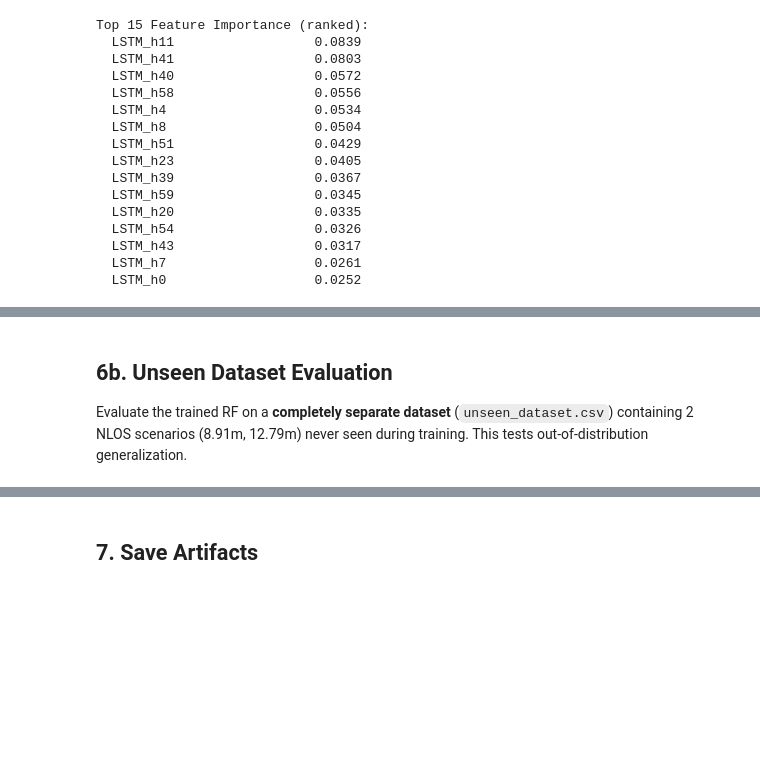
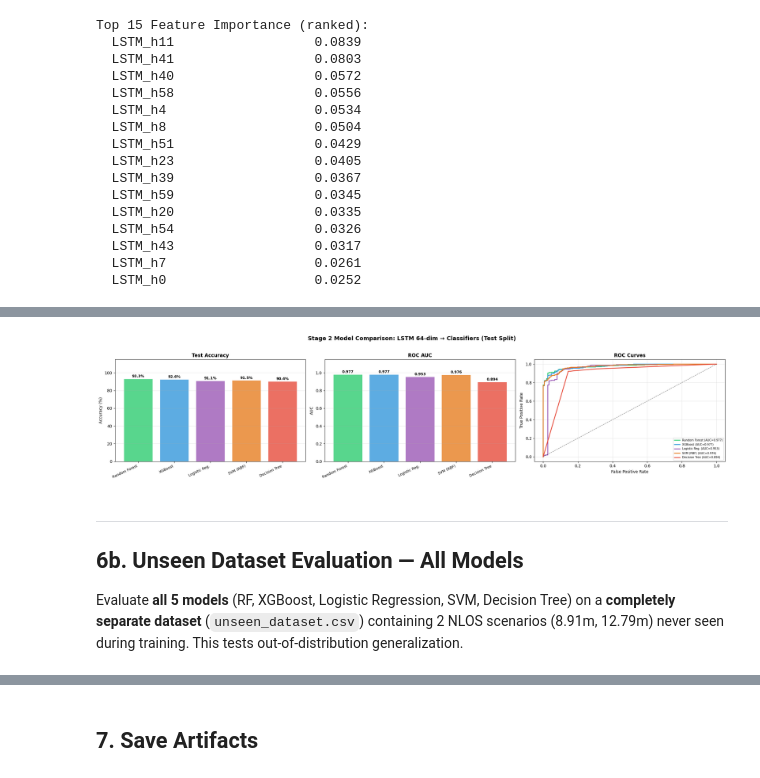
Before and after one commit to jonathanljc/capstone, a Jupyter notebook: lstm/stage2_bounce_classifier.ipynb, the cells around one changed output, grey strips where cells are left out. Saved outputs shown, nothing was run; the diff lists cells and outputs as text; code cells hidden in the pictures; blank space fills up the shorter version.

```diff
--- a/lstm/stage2_bounce_classifier.ipynb
+++ b/lstm/stage2_bounce_classifier.ipynb
@@ -913,6 +1006,67 @@ Top 15 Feature Importance (ranked):
+# %%
+# ==========================================
+# MODEL COMPARISON VISUALIZATION
+# ==========================================
+model_names = list(results.keys())
+accs = [results[n]["Accuracy"] for n in model_names]
+aucs = [results[n]["AUC"] for n in model_names]
+f1_macros = [results[n]["F1 (macro)"] for n in model_names]
+
+colors = ['#2ecc71', '#3498db', '#9b59b6', '#e67e22', '#e74c3c']
+
+fig, axs = plt.subplots(1, 3, figsize=(22, 5))
+plt.subplots_adjust(wspace=0.35)
+
+# 1. Accuracy bars
+ax = axs[0]
+x = np.arange(len(model_names))
+bars = ax.bar(x, [100*v for v in accs], color=colors, alpha=0.8, edgecolor='white')
+for bar, val in zip(bars, accs):
+    ax.text(bar.get_x() + bar.get_width()/2, bar.get_height() + 0.5,
+            f'{100*val:.1f}%', ha='center', va='bottom', fontsize=9, fontweight='bold')
+ax.set_xticks(x)
+ax.set_xticklabels(model_names, rotation=25, ha='right', fontsize=9)
+ax.set_ylabel('Accuracy (%)')
+ax.set_title('Test Accuracy', fontsize=12, fontweight='bold')
+ax.grid(True, alpha=0.3, axis='y')
+ax.set_ylim(0, 115)
+
+# 2. AUC bars
+ax = axs[1]
+bars = ax.bar(model_names, aucs, color=colors, alpha=0.8)
+ax.set_xticklabels(model_names, rotation=25, ha='right', fontsize=9)
+ax.set_ylabel('AUC')
+ax.set_title('ROC AUC', fontsize=12, fontweight='bold')
+ax.grid(True, alpha=0.3, axis='y')
+ax.set_ylim(0, 1.15)
+for bar, val in zip(bars, aucs):
+    ax.text(bar.get_x() + bar.get_width()/2, bar.get_height() + 0.01,
+            f'{val:.3f}', ha='center', va='bottom', fontsize=9, fontweight='bold')
+
+# 3. ROC Curves
+ax = axs[2]
+for idx, name in enumerate(model_names):
+    fpr_m = model_predictions[name]["fpr"]
+    tpr_m = model_predictions[name]["tpr"]
+    auc_m = results[name]["AUC"]
+    ax.plot(fpr_m, tpr_m, color=colors[idx], lw=2, label=f'{name} (AUC={auc_m:.3f})')
+ax.plot([0, 1], [0, 1], 'k--', lw=1, alpha=0.5)
+ax.set_xlabel('False Positive Rate')
+ax.set_ylabel('True Positive Rate')
+ax.set_title('ROC Curves', fontsize=12, fontweight='bold')
+ax.legend(loc='lower right', fontsize=7)
+ax.grid(True, alpha=0.3)
+
+plt.suptitle(f'Stage 2 Model Comparison: LSTM {FEATURE_DIM}-dim \u2192 Classifiers (Test Split)',
+             fontsize=14, fontweight='bold', y=1.02)
+plt.tight_layout()
+plt.show()
+# %% [output]
+[figure, added]
 # %% [markdown]
-## 6b. Unseen Dataset Evaluation
+---
+## 6b. Unseen Dataset Evaluation — All Models
 
-Evaluate the trained RF on a **completely separate dataset** (`unseen_dataset.csv`) containing 2 NLOS scenarios (8.91m, 12.79m) never seen during training. This tests out-of-distribution generalization.
+Evaluate **all 5 models** (RF, XGBoost, Logistic Regression, SVM, Decision Tree) on a **completely separate dataset** (`unseen_dataset.csv`) containing 2 NLOS scenarios (8.91m, 12.79m) never seen during training. This tests out-of-distribution generalization.
 # %%
 # ==========================================
```
Also changed, not shown: parts of 5 cells of this notebook, 54 other files.
